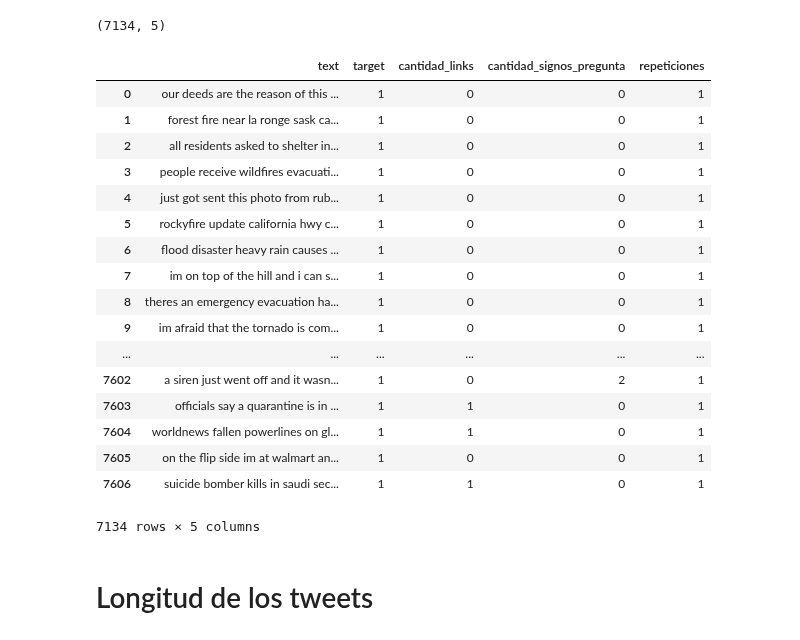
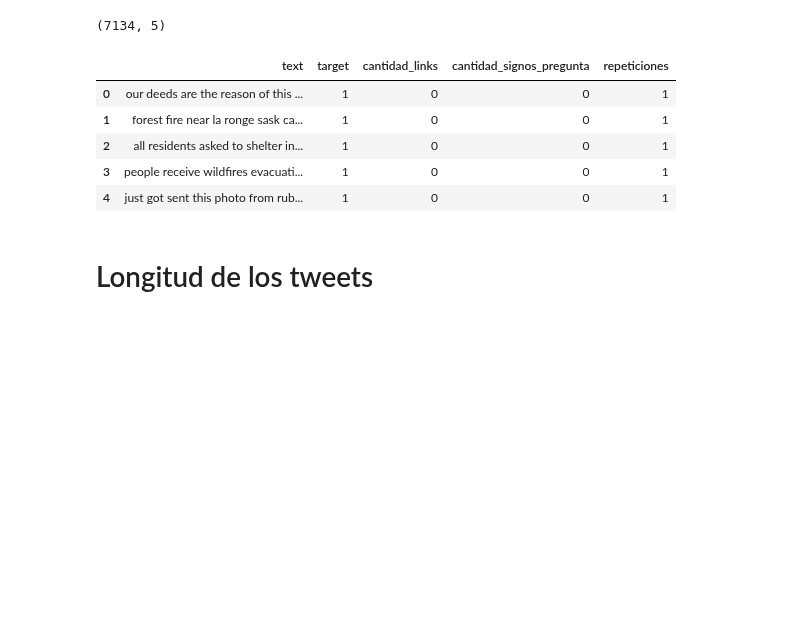
Before and after one commit to andi-carretero/TP2_Datos, a Jupyter notebook: Data_cleanner.ipynb, the cells around one changed output. Cells and saved outputs as stored; diff of their text form; code cells hidden in the pictures; blank space fills up the shorter version.

```diff
--- a/Data_cleanner.ipynb
+++ b/Data_cleanner.ipynb
@@ -3,7 +4,7 @@ import pandas as pd
 import re
 import string
 # %%
-pd.set_option('display.max_colwidth', -1)
+pd.set_option('display.max_colwidth', None)
 # %%
 train = pd.read_csv("train.csv",encoding = "ISO-8859-1")
 train.head(5)
@@ -122,26 +117,14 @@ train_limpio.shape
 # %% [output]
 (7134, 5)
 # %%
-train_limpio
+train_limpio.head()
 # %% [output]
 |  | text | target | cantidad_links | cantidad_signos_pregunta | repeticiones |
 | 0 | our deeds are the reason of this ... | 1 | 0 | 0 | 1 |
 | 1 | forest fire near la ronge sask ca... | 1 | 0 | 0 | 1 |
 | 2 | all residents asked to shelter in... | 1 | 0 | 0 | 1 |
 | 3 | people receive wildfires evacuati... | 1 | 0 | 0 | 1 |
 | 4 | just got sent this photo from rub... | 1 | 0 | 0 | 1 |
-| 5 | rockyfire update california hwy c... | 1 | 0 | 0 | 1 |
-| 6 | flood disaster heavy rain causes ... | 1 | 0 | 0 | 1 |
-| 7 | im on top of the hill and i can s... | 1 | 0 | 0 | 1 |
-| 8 | theres an emergency evacuation ha... | 1 | 0 | 0 | 1 |
-| 9 | im afraid that the tornado is com... | 1 | 0 | 0 | 1 |
-| ... | ... | ... | ... | ... | ... |
-| 7602 | a siren just went off and it wasn... | 1 | 0 | 2 | 1 |
-| 7603 | officials say a quarantine is in ... | 1 | 1 | 0 | 1 |
-| 7604 | worldnews fallen powerlines on gl... | 1 | 1 | 0 | 1 |
-| 7605 | on the flip side im at walmart an... | 1 | 0 | 0 | 1 |
-| 7606 | suicide bomber kills in saudi sec... | 1 | 1 | 0 | 1 |
-7134 rows × 5 columns
 # %% [markdown]
 # Longitud de los tweets
 # %%
```
Also changed, not shown: parts of 68 cells of this notebook.
